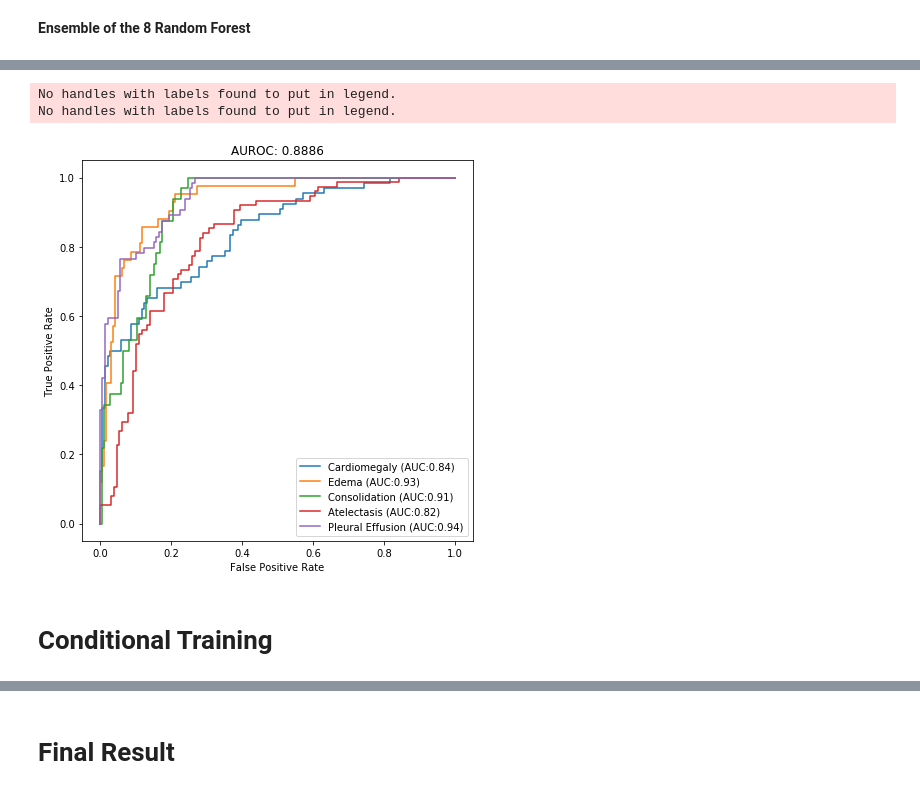
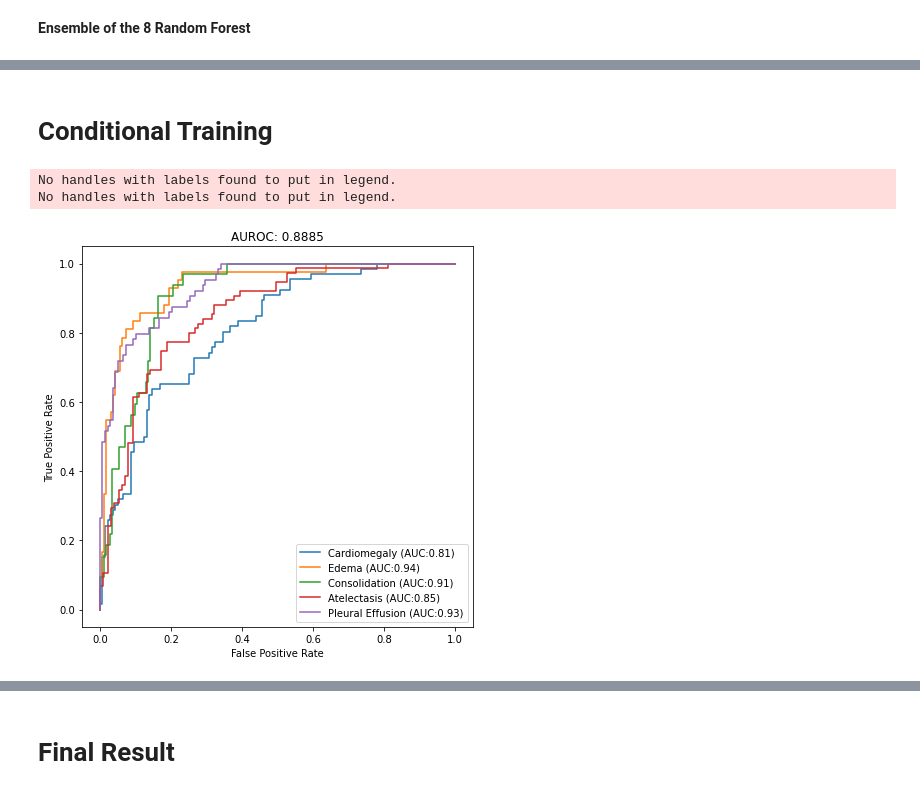
Before and after one commit to luca-nassano/ChestXRAY, a Jupyter notebook: Chexpert_Classification.ipynb, the cells around one changed output, grey strips where cells are left out. Cells and saved outputs as stored; diff of their text form; code cells hidden in the pictures.

```diff
--- a/Chexpert_Classification.ipynb
+++ b/Chexpert_Classification.ipynb
@@ -584,9 +582,3 @@ ensemble_predictions = np.average([rf_weighted_predictions,weighted_predictions]
-# %%
-plot_result(test_Y,ensemble_predictions)
-# %% [output]
-No handles with labels found to put in legend.
-No handles with labels found to put in legend.
-[figure, removed]
 # %% [markdown]
 # Conditional Training
 # %%
@@ -698,3 +685,9 @@ nn_predictions = []
 for model in models:
   nn_predictions.append(compute_predictions(model))
 nn_predictions = np.array(nn_predictions)
+# %%
+plot_result(test_Y,np.average(nn_predictions,axis=0))
+# %% [output]
+No handles with labels found to put in legend.
+No handles with labels found to put in legend.
+[figure, added]
```
Also changed, not shown: parts of 24 cells of this notebook.
